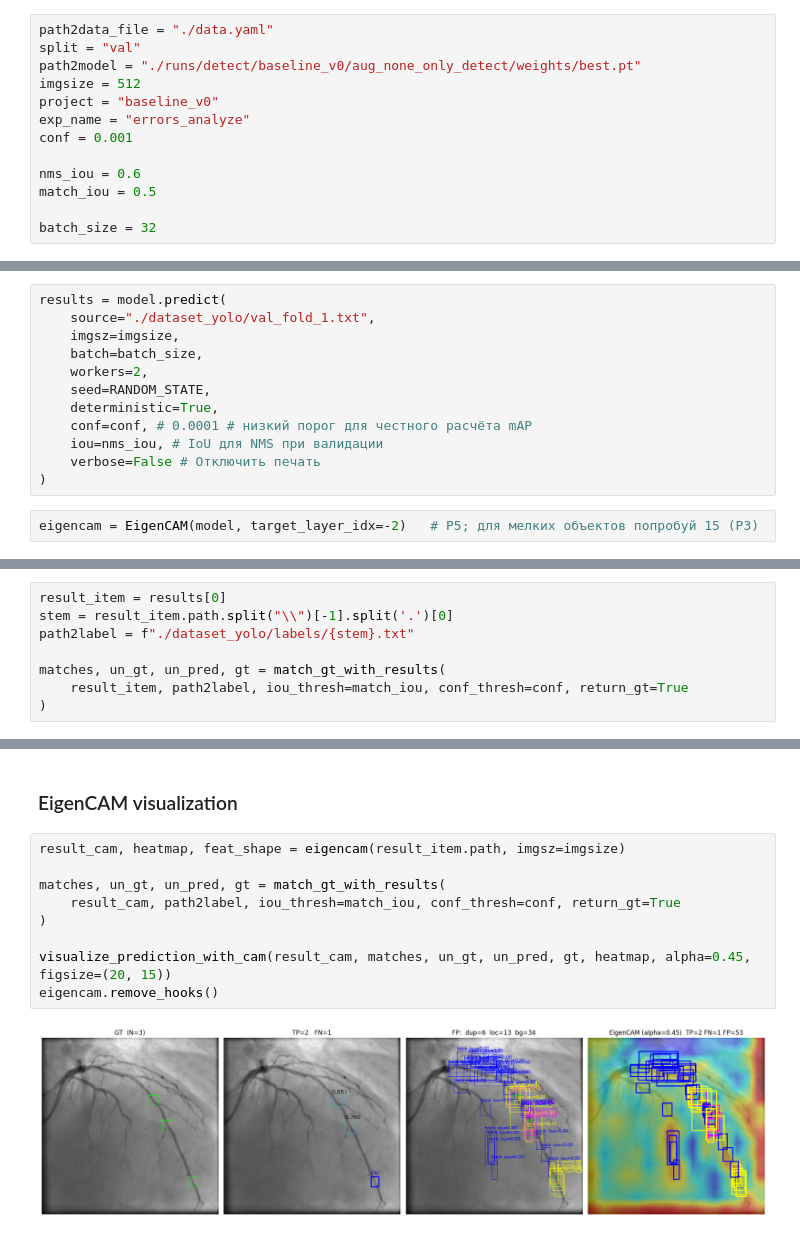
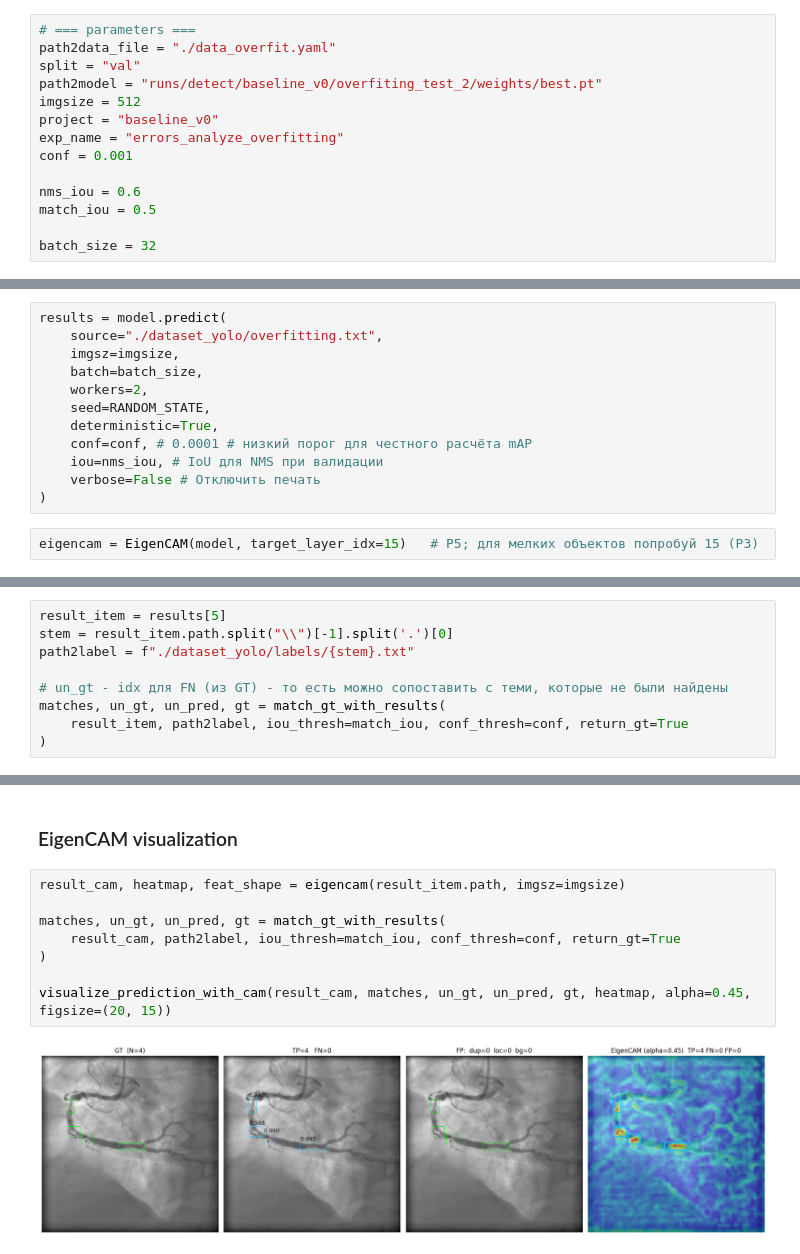
Before and after one commit to nik9ta5/yolo_detect_cadica, a Jupyter notebook: analyze_errors.ipynb, the cells around one changed output, grey strips where cells are left out. Saved outputs shown, nothing was run; the diff lists cells and outputs as text.

Commit message:
change analyze and yolo train

```diff
--- a/analyze_errors.ipynb
+++ b/analyze_errors.ipynb
@@ -16,12 +16,13 @@ from analyze_errors.eigen_cam import EigenCAM, visualize_prediction_with_cam
 # === parameters ===
 RANDOM_STATE = 42
 # %%
-path2data_file = "./data.yaml"
+# === parameters ===
+path2data_file = "./data_overfit.yaml"
 split = "val"
-path2model = "./runs/detect/baseline_v0/aug_none_only_detect/weights/best.pt"
+path2model = "runs/detect/baseline_v0/overfiting_test_2/weights/best.pt"
 imgsize = 512
 project = "baseline_v0"
-exp_name = "errors_analyze"
+exp_name = "errors_analyze_overfitting"
 conf = 0.001
 
 nms_iou = 0.6
@@ -33,7 +34,7 @@ batch_size = 32
 model = YOLO(path2model)
 # %%
 results = model.predict(
-    source="./dataset_yolo/val_fold_1.txt",
+    source="./dataset_yolo/overfitting.txt",
     imgsz=imgsize,
     batch=batch_size,
     workers=2,
@@ -44,7 +45,7 @@ results = model.predict(
     verbose=False # Отключить печать
 )
 # %%
-eigencam = EigenCAM(model, target_layer_idx=-2)   # P5; для мелких объектов попробуй 15 (P3)
+eigencam = EigenCAM(model, target_layer_idx=15)   # P5; для мелких объектов попробуй 15 (P3)
 # %% [markdown]
 ### mAP calculate
 # %%
@@ -93,10 +118,11 @@ conf: 0.90, | TP: 0 | FP: 0 | FN: 1189 | P: 0.0000 R: 0.0000 | F1: 0.0000
 # %% [markdown]
 ### Visualization
 # %%
-result_item = results[0]
+result_item = results[5]
 stem = result_item.path.split("\\")[-1].split('.')[0]
 path2label = f"./dataset_yolo/labels/{stem}.txt"
 
+# un_gt - idx для FN (из GT) - то есть можно сопоставить с теми, которые не были найдены
 matches, un_gt, un_pred, gt = match_gt_with_results(
     result_item, path2label, iou_thresh=match_iou, conf_thresh=conf, return_gt=True
 )
@@ -111,11 +137,10 @@ visualize_prediction(
 # %%
 result_cam, heatmap, feat_shape = eigencam(result_item.path, imgsz=imgsize)
 
 matches, un_gt, un_pred, gt = match_gt_with_results(
     result_cam, path2label, iou_thresh=match_iou, conf_thresh=conf, return_gt=True
 )
 
 visualize_prediction_with_cam(result_cam, matches, un_gt, un_pred, gt, heatmap, alpha=0.45, figsize=(20, 15))
-eigencam.remove_hooks()
 # %% [output]
-[figure, old version]
+[figure, new version]
```
Also changed, not shown: parts of 7 cells of this notebook, 4 other files.
